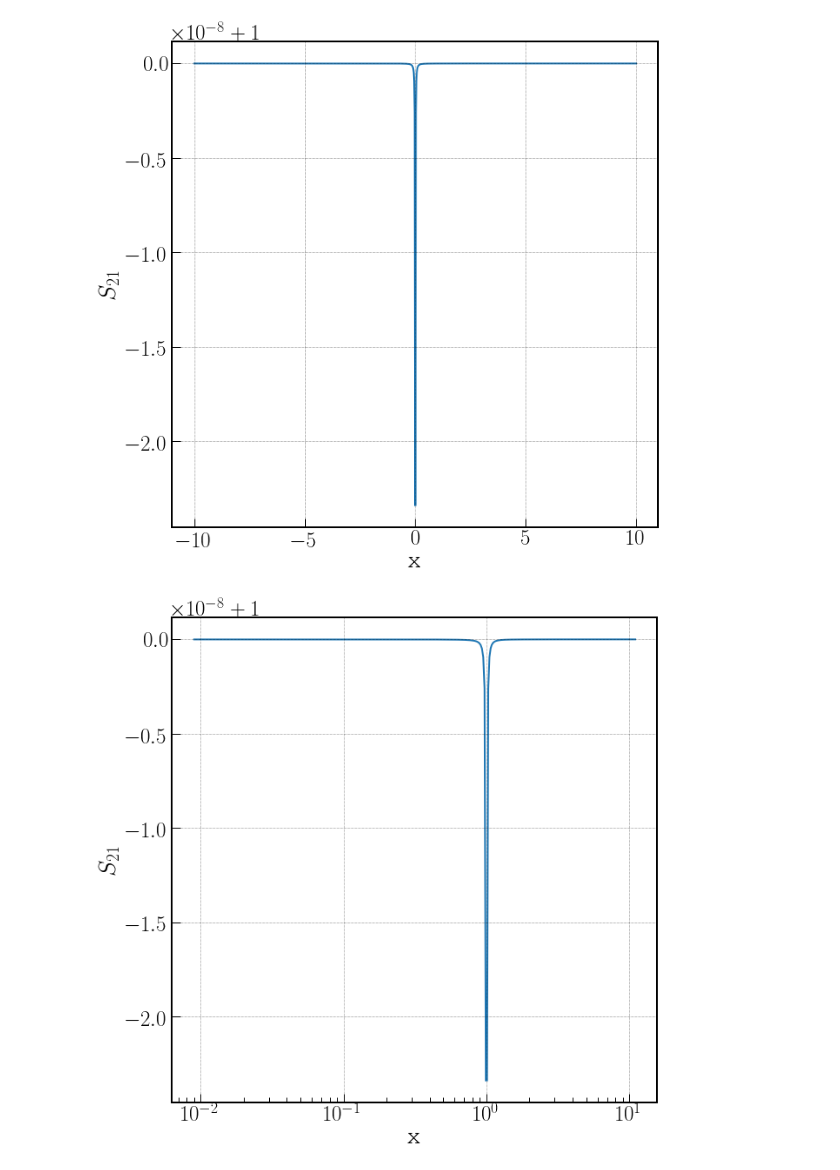
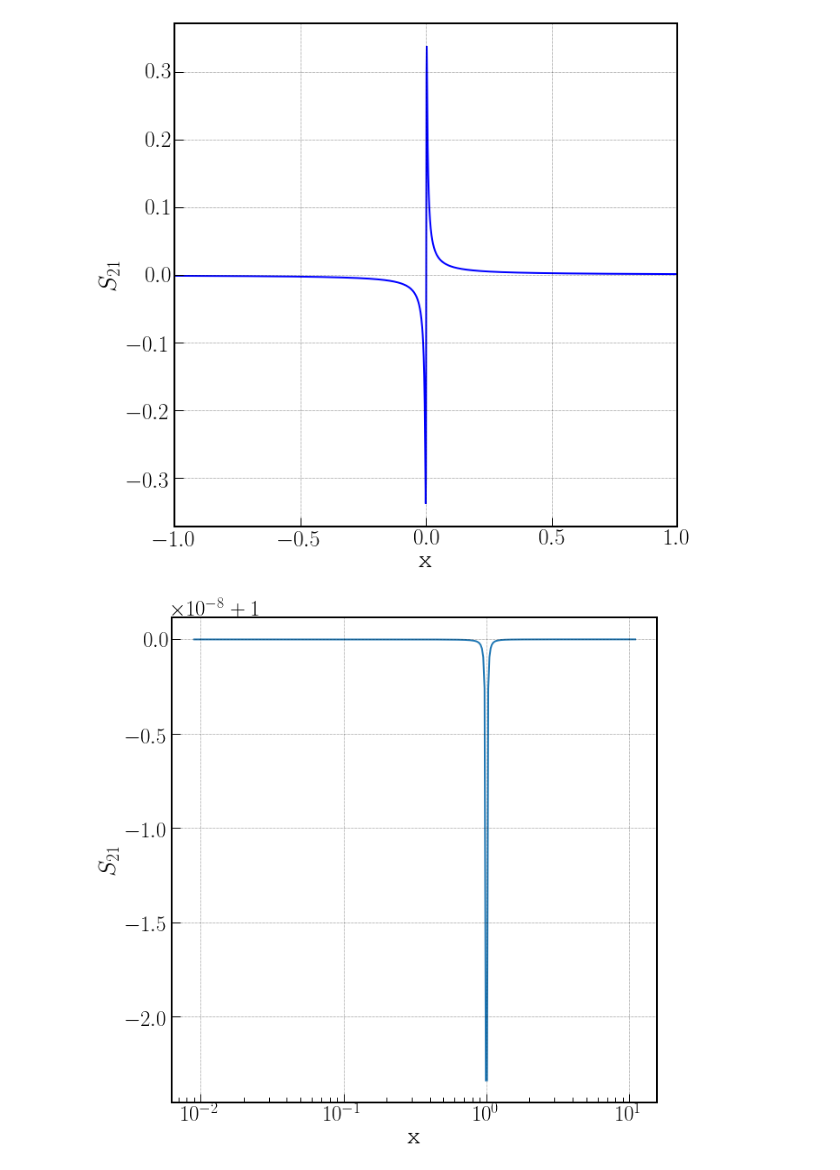
Before and after one commit to WanduiAlbert/ResoBolo, a Jupyter notebook: code/Resonances Investigated.ipynb, the cells around one changed output. Cells and saved outputs as stored; diff of their text form; code cells hidden in the pictures.

Commit message:
plotting the results of the Nyquist dip probe measurements

```diff
--- a/code/Resonances Investigated.ipynb
+++ b/code/Resonances Investigated.ipynb
@@ -3,7 +3,8 @@ import numpy as np
 import matplotlib.pyplot as plt
 %matplotlib inline
 # %%
-Qc = 4e5
+Qc = 400
 Qr = Qc/2
-x = np.r_[-10:10:1000j]
+x = np.arange(-10000, 10001)/10000 * 10
 S21 = 1 - (Qr/Qc)/(1 + 1j * 2 * Qr * x)
+phi_prime = -(2*Qr/(1 + 4 * Qr**2 * x**2 )) + (2*Qc*(Qc-Qr)*Qr)/((Qc - Qr)**2 + (2*Qc*Qr*x)**2)
@@ -10,12 +26,14 @@ S21 = 1 - (Qr/Qc)/(1 + 1j * 2 * Qr * x)
 # %%
 fig, ax = plt.subplots(figsize=(10, 10))
-ax.plot(x, np.abs(S21))
+ax.plot(x, np.angle(S21), 'b')
 ax.set_xlabel('x')
 ax.set_ylabel(r'$S_{21}$')
-ax.axis('tight')
+# ax.axis('tight')
+ax.set_xlim(left=-1, right=1)
+# ax2.axis('tight')
 ax.grid()
 # %% [output]
-[figure, old version]
+[figure, new version]
 # %%
 fig, ax = plt.subplots(figsize=(10, 10))
 ax.semilogx(x + 1, np.abs(S21))
```
Also changed, not shown: parts of 1 cell of this notebook, 2 other files.
